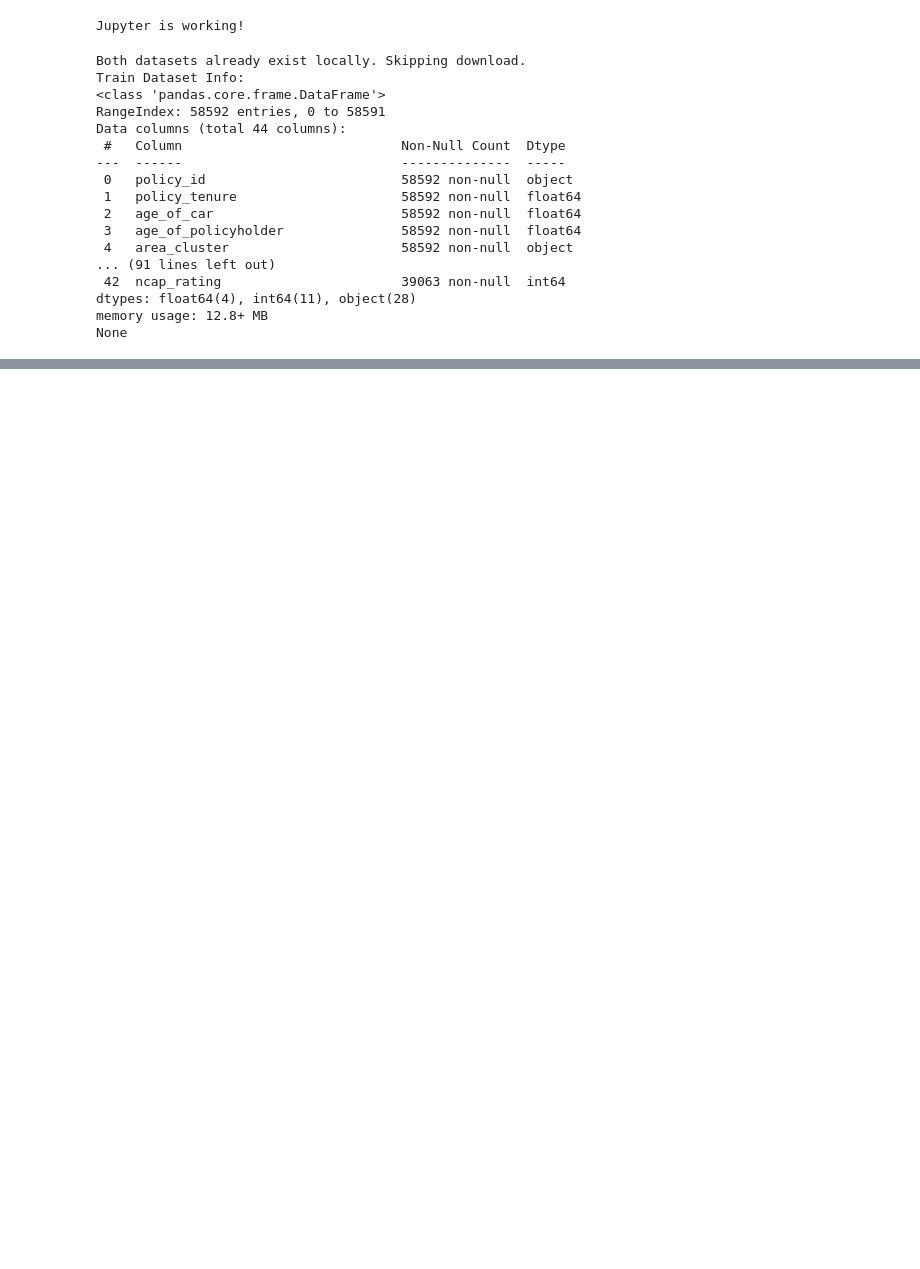
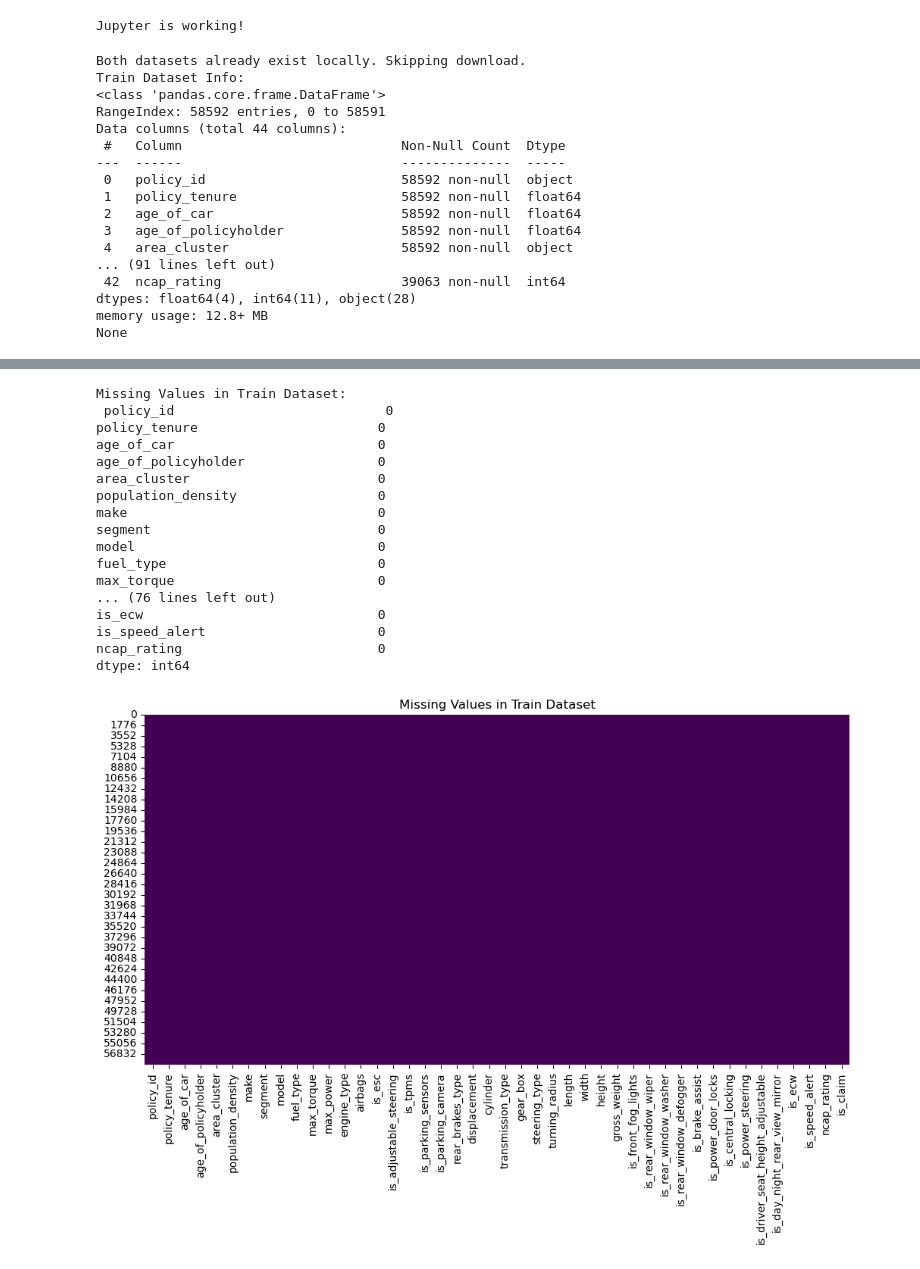
Before and after one commit to ryan-carroll/notebook-testing, a Jupyter notebook: claim.ipynb, the cells around one changed output, grey strips where cells are left out. Saved outputs shown, nothing was run; the diff lists cells and outputs as text; code cells hidden in the pictures; blank space fills up the shorter version.

```diff
--- a/claim.ipynb
+++ b/claim.ipynb
@@ -55,0 +83,35 @@ NameError: name 'dfValidate' is not defined
+# %%
+# Check for missing values in train and test datasets
+print("Missing Values in Train Dataset:\n", dfTrain.isnull().sum())
+print("\nMissing Values in Test Dataset:\n", dfTest.isnull().sum())
+
+# Visualize missing values
+
+plt.figure(figsize=(12, 6))
+sns.heatmap(dfTrain.isnull(), cbar=False, cmap="viridis")
+plt.title("Missing Values in Train Dataset")
+plt.show()
+
+plt.figure(figsize=(12, 6))
+sns.heatmap(dfTest.isnull(), cbar=False, cmap="viridis")
+plt.title("Missing Values in Test Dataset")
+plt.show()
+# %% [output]
+Missing Values in Train Dataset:
+ policy_id                           0
+policy_tenure                       0
+age_of_car                          0
+age_of_policyholder                 0
+area_cluster                        0
+population_density                  0
+make                                0
+segment                             0
+model                               0
+fuel_type                           0
+max_torque                          0
+... (76 lines left out)
+is_ecw                              0
+is_speed_alert                      0
+ncap_rating                         0
+dtype: int64
+[figure, added]
```
Also changed, not shown: parts of 10 cells of this notebook.
